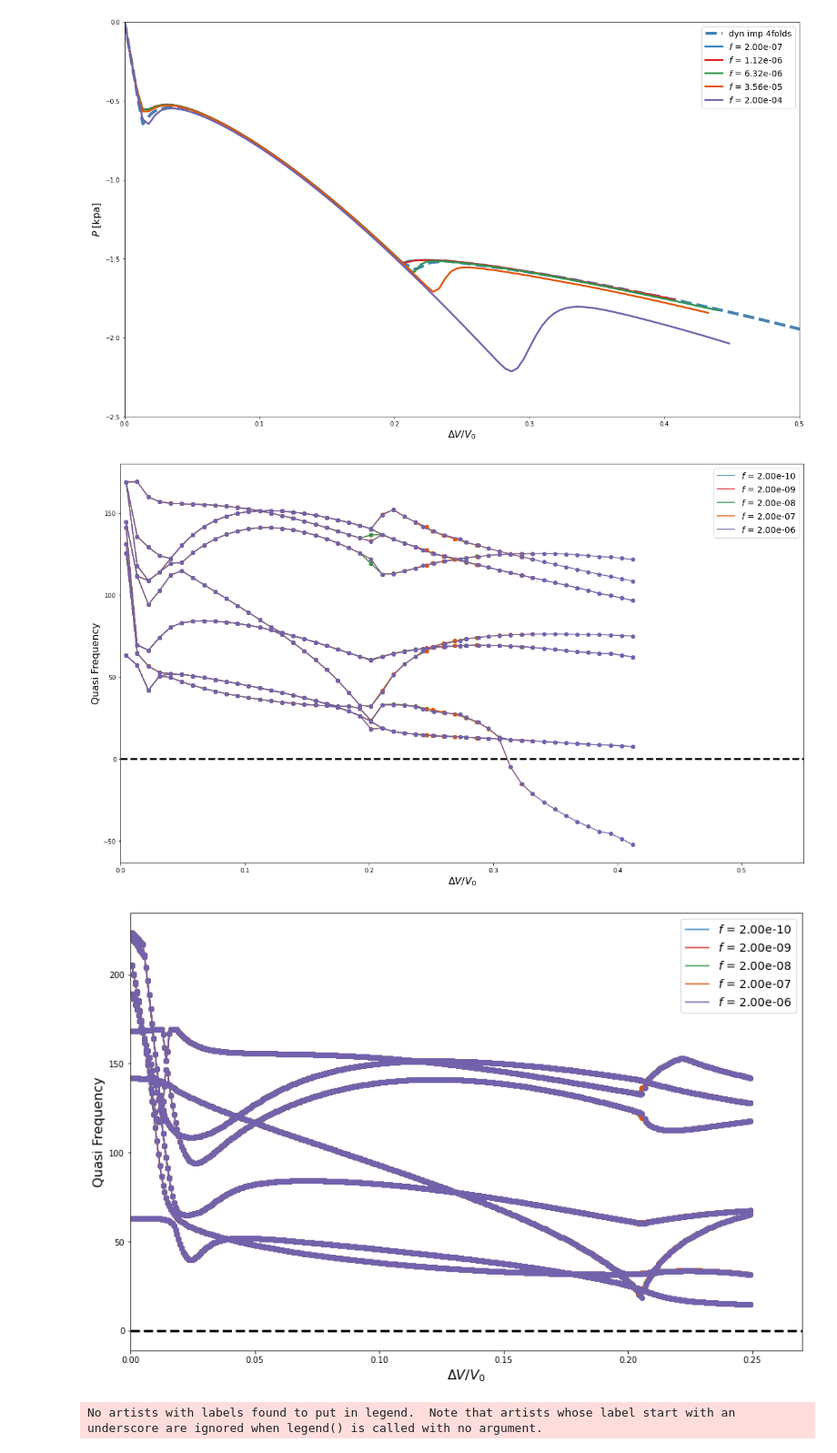
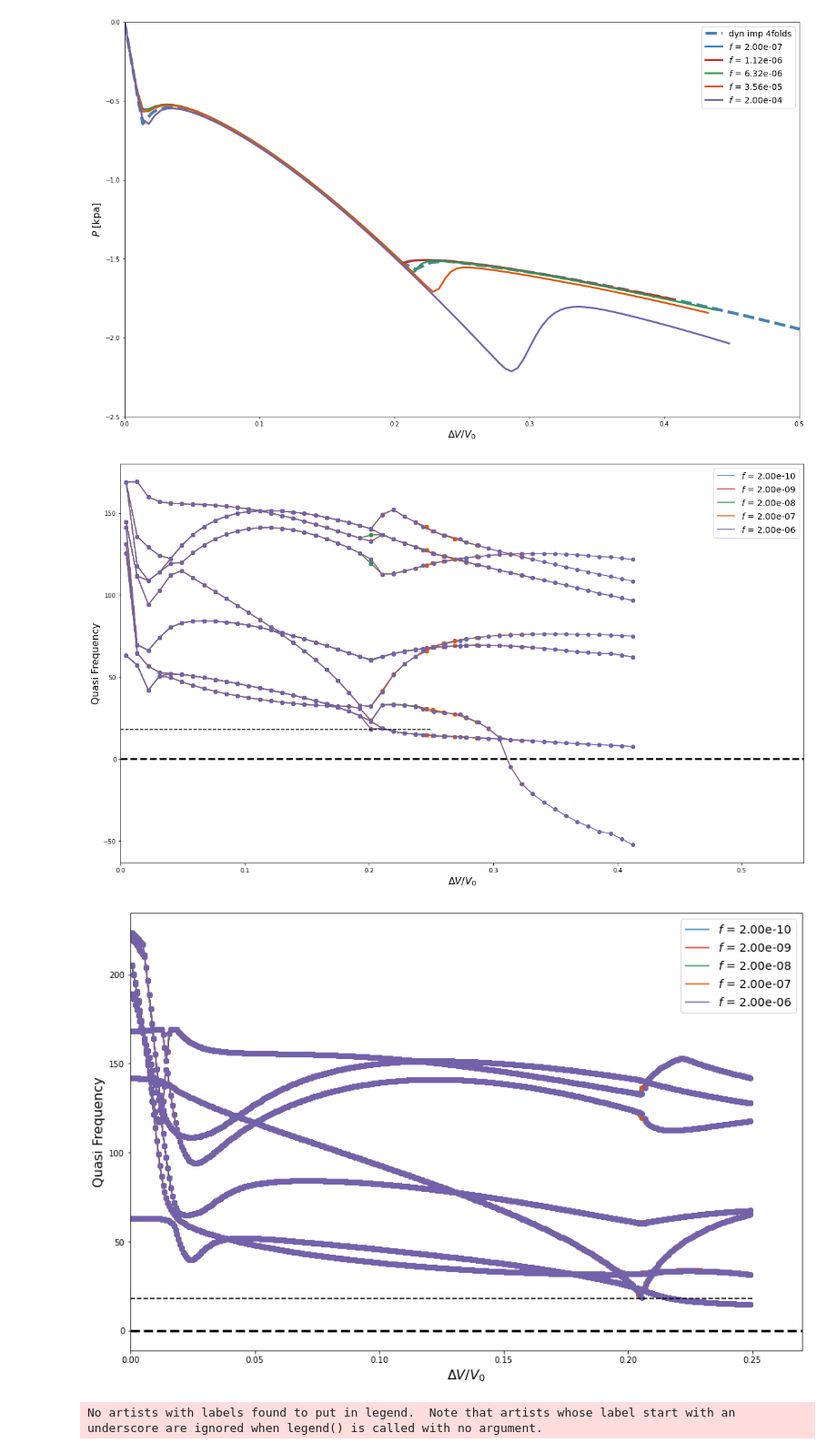
Before and after one commit to bertoldi-collab/buckling-cylinders, a Jupyter notebook: four_folds_compare.ipynb, the cells around one changed output. Shown at 91% size. Drawn from its saved outputs; the diff is of its cells as text; code cells hidden in the pictures.

```diff
--- a/four_folds_compare.ipynb
+++ b/four_folds_compare.ipynb
@@ -249,6 +249,8 @@ for i,stab_fac in enumerate(damping_sweep):
             freq_rescale = np.sign(freq_all[:,j]) * np.sqrt(np.abs(freq_all[:,j])) * 1/(2*np.pi)
             ax.plot(-3*temp_all, freq_rescale, 'o', color = color_plot)
             if j == 0:
+                # if stab_fac == 2e-6:
+                #     print(freq_rescale)
                 ax.plot(-3*temp_all, freq_rescale, '-', color = color_plot, label = rf'$f$ = {stab_fac:.2e}')
             else:
                 ax.plot(-3*temp_all, freq_rescale, '-', color = color_plot)
@@ -260,10 +262,11 @@ ax.set_xlabel('$\Delta V/V_0$', fontsize = 16)
 ax.set_ylabel('Quasi Frequency', fontsize = 16)
 ax.set_xlim(0,0.55)
 
+ax.hlines(18, 0, 0.25, 'k', '--')
 
 fig.savefig('data_processed/static_stable_4folds.jpg')
 # %% [output]
-[figure, old version]
+[figure, new version]
 # %%
 damping_sweep = 2*np.logspace(-10, -6, 5)
 
@@ -280,35 +283,35 @@ for i,stab_fac in enumerate(damping_sweep):
     if i < 5:
         idx_cur = initial_idx + i
         data_path = f'data_out/4fold-test_static-stable-{idx_cur}_eig_val.txt'
         data_cur = np.loadtxt(data_path)
         temp_all = data_cur[:,0]
         freq_all = data_cur[:,1:]
 
         color_plot = plt.get_cmap(cmap_all[i])(0.7)
 
         for j in range(np.shape(freq_all)[1]):
             freq_rescale = np.sign(freq_all[:,j]) * np.sqrt(np.abs(freq_all[:,j])) * 1/(2*np.pi)
             ax.plot(-3*temp_all, freq_rescale, 'o', color = color_plot)
             if j == 0:
                 ax.plot(-3*temp_all, freq_rescale, '-', color = color_plot, label = rf'$f$ = {stab_fac:.2e}')
             else:
                 ax.plot(-3*temp_all, freq_rescale, '-', color = color_plot)
 
 
 
 ax.legend(loc = 'best', fontsize = 14)
 ax.set_xlabel('$\Delta V/V_0$', fontsize = 16)
 ax.set_ylabel('Quasi Frequency', fontsize = 16)
 ax.set_xlim(0,0.27)
 
-
+ax.hlines(18, 0, 0.25, 'k', '--')
 # ax.set_xlim(0,0.1)
 # ax.set_ylim(120, 160)
 
 
 fig.savefig('data_processed/static_stable_4folds.png', facecolor = 'white')
 # %% [output]
-[figure, old version]
+[figure, new version]
 # %%
 damping_sweep = 2*np.logspace(-8, -4, 5)
 
```
Also changed, not shown: parts of 2 cells of this notebook, 11 other files.
